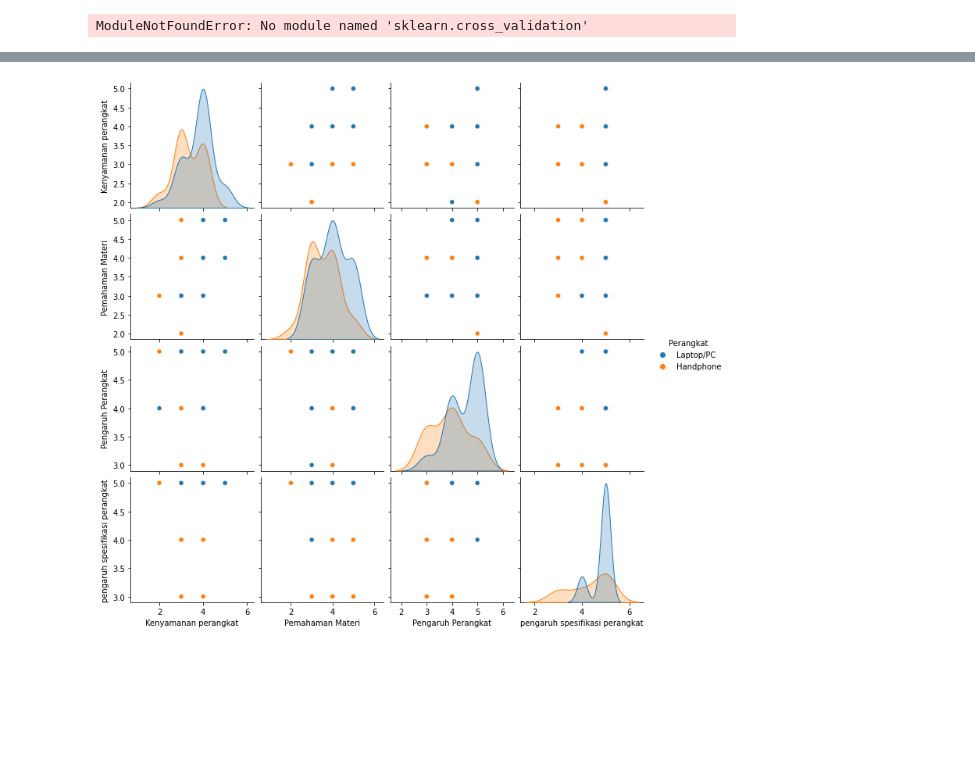
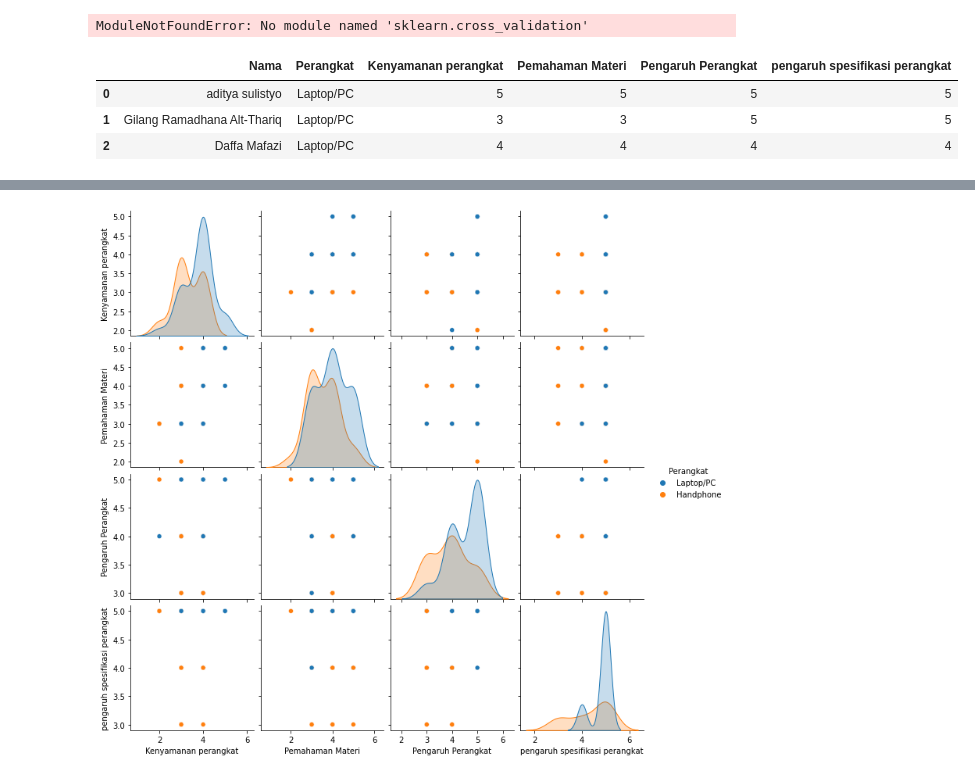
Before and after one commit to shiciro/statistika, a Jupyter notebook: Statistika.ipynb, the cells around one changed output, grey strips where cells are left out. Saved outputs shown, nothing was run; the diff lists cells and outputs as text; code cells hidden in the pictures; blank space fills up the shorter version.

```diff
--- a/Statistika.ipynb
+++ b/Statistika.ipynb
@@ -13,4 +13,9 @@ warnings.filterwarnings('ignore')
 ModuleNotFoundError: No module named 'sklearn.cross_validation'
 # %%
 iris = pd.read_csv('stats.csv')
-iris.head(50)
+iris.head(3)
+# %% [output]
+|  | Nama | Perangkat | Kenyamanan perangkat | Pemahaman Materi | Pengaruh Perangkat | pengaruh spesifikasi perangkat |
+| 0 | aditya sulistyo | Laptop/PC | 5 | 5 | 5 | 5 |
+| 1 | Gilang Ramadhana Alt-Thariq | Laptop/PC | 3 | 3 | 5 | 5 |
+| 2 | Daffa Mafazi | Laptop/PC | 4 | 4 | 4 | 4 |
```
Also changed, not shown: parts of 2 cells of this notebook.
